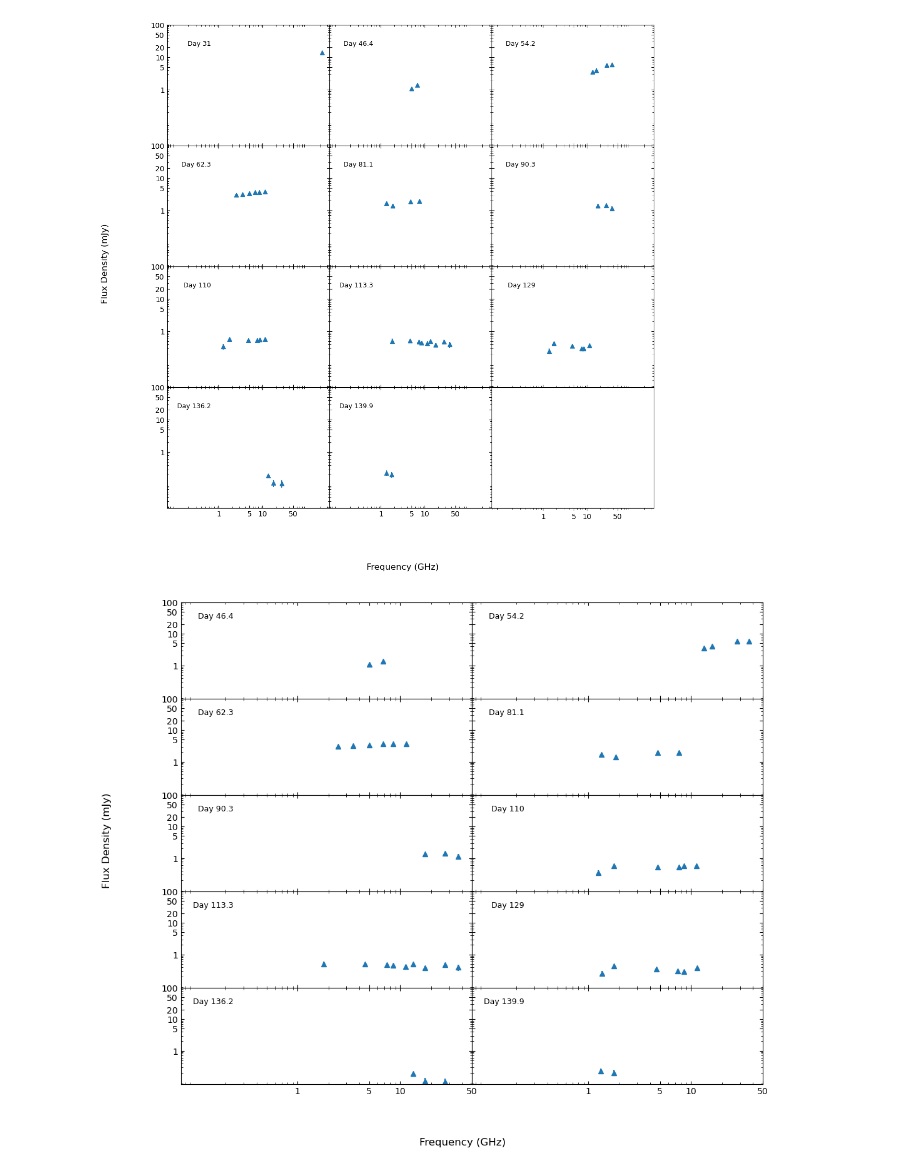
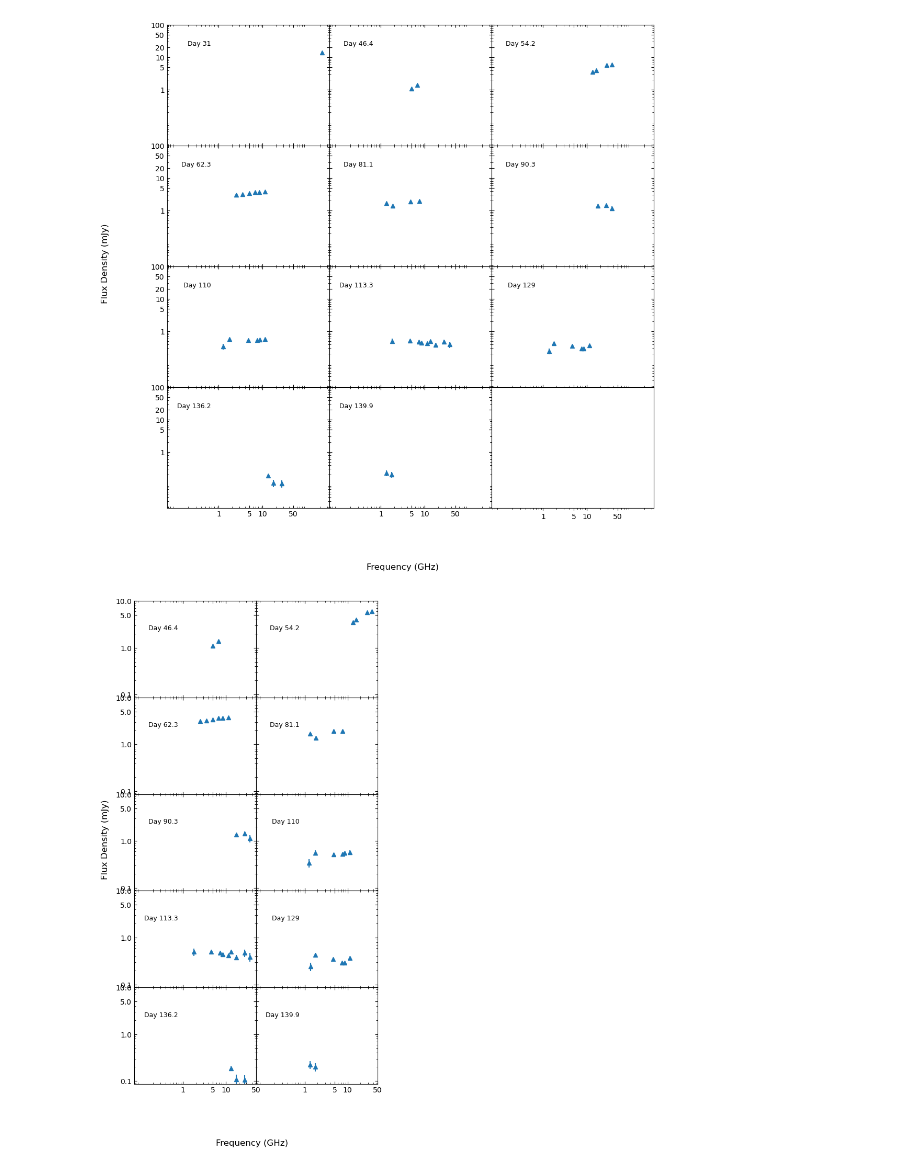
Before and after one commit to Wilhelm005/Research-Code, a Jupyter notebook: V5589_Spectral_Index.ipynb, the cells around one changed output. Drawn from its saved outputs; the diff is of its cells as text; code cells hidden in the pictures.

```diff
--- a/V5589_Spectral_Index.ipynb
+++ b/V5589_Spectral_Index.ipynb
@@ -660,7 +660,7 @@ plt.show();
 # %%
 #making the figure (6,4) is the (rows, columns)
 fig, ax = plt.subplots(5, 2, sharex='all', sharey='all')
-fig.set_size_inches(12, 10)
+fig.set_size_inches(6, 12)
 fig.subplots_adjust(hspace=0, wspace=0)
 
 
@@ -670,7 +670,7 @@ if mask.any():  # proceed only if at least one detection
     ax[0, 0].set_xscale('log')
     ax[0, 0].set_xticks([1, 5, 10, 50], labels=['1', '5', '10', '50'])
     ax[0, 0].set_yscale('log')
-    ax[0, 0].set_yticks([1, 5, 10, 20, 50, 100], labels=['1', '5', '10', '20', '50', '100'])
+    ax[0, 0].set_yticks([1, 5, 10, 20, 50], labels=['1', '5', '10', '20', '50'])
     ax[0, 0].annotate('Day 46.4', xy=(60, 100), xycoords='axes points', size=9, ha='right', va='top', bbox=dict(boxstyle='round', fc='w', ec="w"))
     ax[0, 0].tick_params(axis='both', which='both', direction='in', top=True, right=True)
 
@@ -680,7 +680,7 @@ if mask.any():  # proceed only if at least one detection
     ax[0, 1].set_xscale('log')
     ax[0, 1].set_xticks([1, 5, 10, 50], labels=['1', '5', '10', '50'])
     ax[0, 1].set_yscale('log')
-    ax[0, 1].set_yticks([1, 5, 10, 20, 50, 100], labels=['1', '5', '10', '20', '50', '100'])
+    ax[0, 1].set_yticks([1, 5, 10, 20, 50], labels=['1', '5', '10', '20', '50'])
     ax[0, 1].annotate('Day 54.2', xy=(60, 100), xycoords='axes points', size=9, ha='right', va='top', bbox=dict(boxstyle='round', fc='w', ec="w"))
     ax[0, 1].tick_params(axis='both', which='both', direction='in', top=True, right=True)
 
@@ -692,7 +692,7 @@ if mask.any():  # proceed only if at least one detection
     ax[1, 0].set_xscale('log')
     ax[1, 0].set_xticks([1, 5, 10, 50], labels=['1', '5', '10', '50'])
     ax[1, 0].set_yscale('log')
-    ax[1, 0].set_yticks([1, 5, 10, 20, 50, 100], labels=['1', '5', '10', '20', '50', '100'])
+    ax[1, 0].set_yticks([1, 5, 10, 20, 50], labels=['1', '5', '10', '20', '50'])
     ax[1, 0].annotate('Day 62.3', xy=(60, 100), xycoords='axes points', size=9, ha='right', va='top', bbox=dict(boxstyle='round', fc='w', ec="w"))
     ax[1, 0].tick_params(axis='both', which='both', direction='in', top=True, right=True)
 
@@ -702,7 +702,7 @@ if mask.any():  # proceed only if at least one detection
     ax[1, 1].set_xscale('log')
     ax[1, 1].set_xticks([1, 5, 10, 50], labels=['1', '5', '10', '50'])
     ax[1, 1].set_yscale('log')
-    ax[1, 1].set_yticks([1, 5, 10, 20, 50, 100], labels=['1', '5', '10', '20', '50', '100'])
+    ax[1, 1].set_yticks([1, 5, 10, 20, 50], labels=['1', '5', '10', '20', '50'])
     ax[1, 1].annotate('Day 81.1', xy=(60, 100), xycoords='axes points', size=9, ha='right', va='top', bbox=dict(boxstyle='round', fc='w', ec="w"))
     ax[1, 1].tick_params(axis='both', which='both', direction='in', top=True, right=True)
 
@@ -714,7 +714,7 @@ if mask.any():  # proceed only if at least one detection
     ax[2, 0].set_xscale('log')
     ax[2, 0].set_xticks([1, 5, 10, 50], labels=['1', '5', '10', '50'])
     ax[2, 0].set_yscale('log')
-    ax[2, 0].set_yticks([1, 5, 10, 20, 50, 100], labels=['1', '5', '10', '20', '50', '100'])
+    ax[2, 0].set_yticks([1, 5, 10, 20, 50], labels=['1', '5', '10', '20', '50'])
     ax[2, 0].annotate('Day 90.3', xy=(60, 100), xycoords='axes points', size=9, ha='right', va='top', bbox=dict(boxstyle='round', fc='w', ec="w"))
     ax[2, 0].tick_params(axis='both', which='both', direction='in', top=True, right=True)
 
@@ -724,7 +724,7 @@ if mask.any():  # proceed only if at least one detection
     ax[2, 1].set_xscale('log')
     ax[2, 1].set_xticks([1, 5, 10, 50], labels=['1', '5', '10', '50'])
     ax[2, 1].set_yscale('log')
-    ax[2, 1].set_yticks([1, 5, 10, 20, 50, 100], labels=['1', '5', '10', '20', '50', '100'])
+    ax[2, 1].set_yticks([1, 5, 10, 20, 50], labels=['1', '5', '10', '20', '50'])
     ax[2, 1].annotate('Day 110', xy=(60, 100), xycoords='axes points', size=9, ha='right', va='top', bbox=dict(boxstyle='round', fc='w', ec="w"))
     ax[2, 1].tick_params(axis='both', which='both', direction='in', top=True, right=True)
 
@@ -736,7 +736,7 @@ if mask.any():  # proceed only if at least one detection
     ax[3, 0].set_xscale('log')
     ax[3, 0].set_xticks([1, 5, 10, 50], labels=['1', '5', '10', '50'])
     ax[3, 0].set_yscale('log')
-    ax[3, 0].set_yticks([1, 5, 10, 20, 50, 100], labels=['1', '5', '10', '20', '50', '100'])
+    ax[3, 0].set_yticks([1, 5, 10, 20, 50], labels=['1', '5', '10', '20', '50'])
     ax[3, 0].annotate('Day 113.3', xy=(60, 100), xycoords='axes points', size=9, ha='right', va='top', bbox=dict(boxstyle='round', fc='w', ec="w"))
     ax[3, 0].tick_params(axis='both', which='both', direction='in', top=True, right=True)
 
@@ -746,36 +746,37 @@ if mask.any():  # proceed only if at least one detection
     ax[3, 1].set_xscale('log')
     ax[3, 1].set_xticks([1, 5, 10, 50], labels=['1', '5', '10', '50'])
     ax[3, 1].set_yscale('log')
-    ax[3, 1].set_yticks([1, 5, 10, 20, 50, 100], labels=['1', '5', '10', '20', '50', '100'])
+    ax[3, 1].set_yticks([1, 5, 10, 20, 50], labels=['1', '5', '10', '20', '50'])
     ax[3, 1].annotate('Day 129', xy=(60, 100), xycoords='axes points', size=9, ha='right', va='top', bbox=dict(boxstyle='round', fc='w', ec="w"))
     ax[3, 1].tick_params(axis='both', which='both', direction='in', top=True, right=True)
 
 
 
 mask = df12['Flux'] > 3 * df12['error']  # apply detection threshold
 if mask.any():  # proceed only if at least one detection
     ax[4, 0].errorbar(df12['Freq'][mask], df12['Flux'][mask], yerr=df12['error'][mask], fmt='^')
     ax[4, 0].set_xscale('log')
     ax[4, 0].set_xticks([1, 5, 10, 50], labels=['1', '5', '10', '50'])
     ax[4, 0].set_yscale('log')
-    ax[4, 0].set_yticks([1, 5, 10, 20, 50, 100], labels=['1', '5', '10', '20', '50', '100'])
+    ax[4, 0].set_yticks([.1, 1, 5, 10, 20, 50], labels=['0.1','1.0', '5.0', '10.0', '20.0', '50.0'])
+
     ax[4, 0].annotate('Day 136.2', xy=(60, 100), xycoords='axes points', size=9, ha='right', va='top', bbox=dict(boxstyle='round', fc='w', ec="w"))
     ax[4, 0].tick_params(axis='both', which='both', direction='in', top=True, right=True)
 
 mask = df13['Flux'] > 3 * df13['error']  # apply detection threshold
 if mask.any():  # proceed only if at least one detection
     ax[4, 1].errorbar(df13['Freq'][mask], df13['Flux'][mask], yerr=df13['error'][mask], fmt='^')
     ax[4, 1].set_xscale('log')
     ax[4, 1].set_xticks([1, 5, 10, 50], labels=['1', '5', '10', '50'])
     ax[4, 1].set_yscale('log')
-    ax[4, 1].set_yticks([1, 5, 10, 20, 50, 100], labels=['1', '5', '10', '20', '50', '100'])
+    ax[4, 1].set_yticks([.1, 1, 5, 10], labels=['0.1','1.0', '5.0', '10.0'])
     ax[4, 1].annotate('Day 139.9', xy=(60, 100), xycoords='axes points', size=9, ha='right', va='top', bbox=dict(boxstyle='round', fc='w', ec="w"))
     ax[4, 1].tick_params(axis='both', which='both', direction='in', top=True, right=True)
 
 
 
 fig.supxlabel("Frequency (GHz)")
 fig.supylabel("Flux Density (mJy)")
 plt.show();
 # %% [output]
-[figure, old version]
+[figure, new version]
```
Also changed, not shown: 8 other files.
